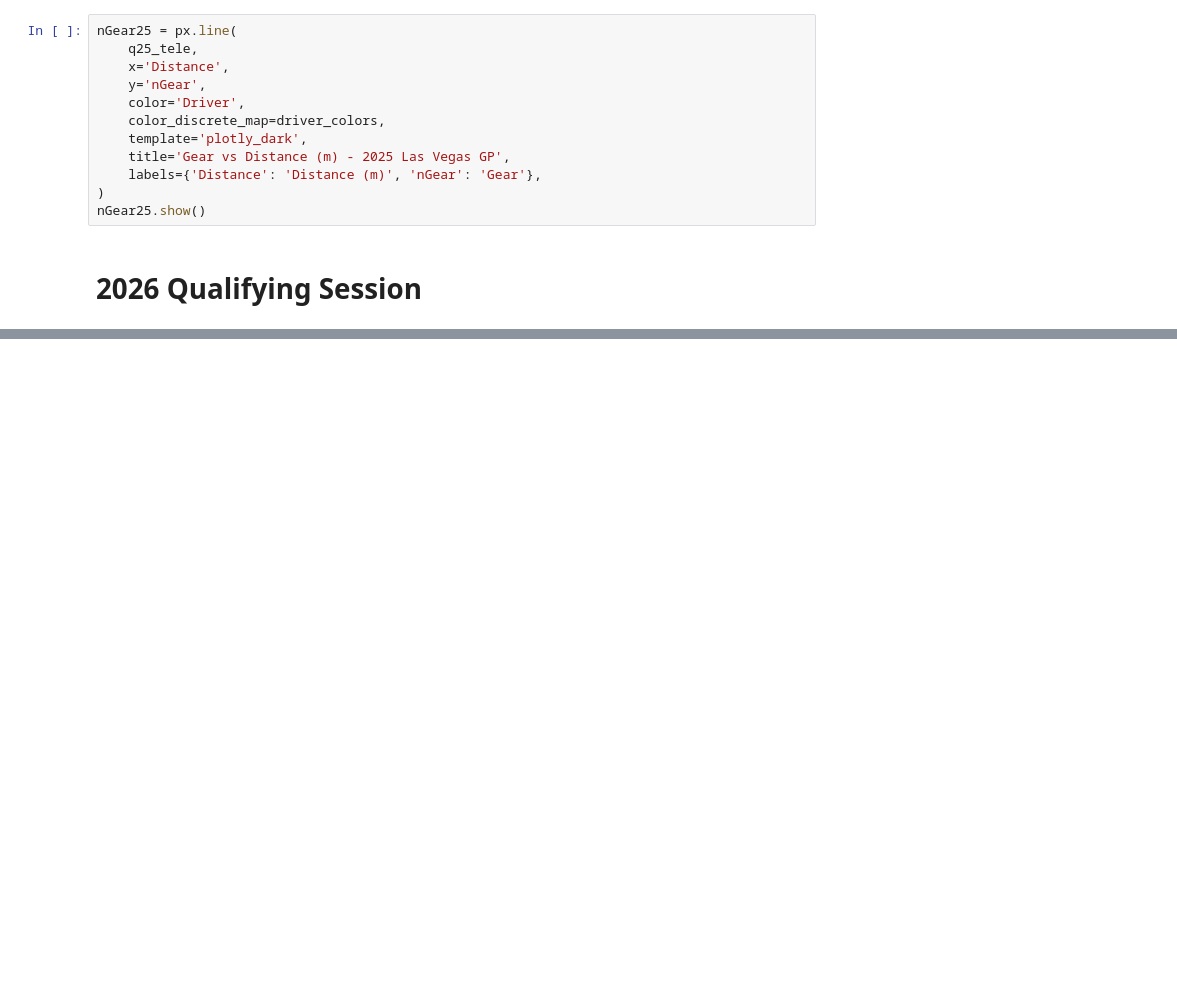
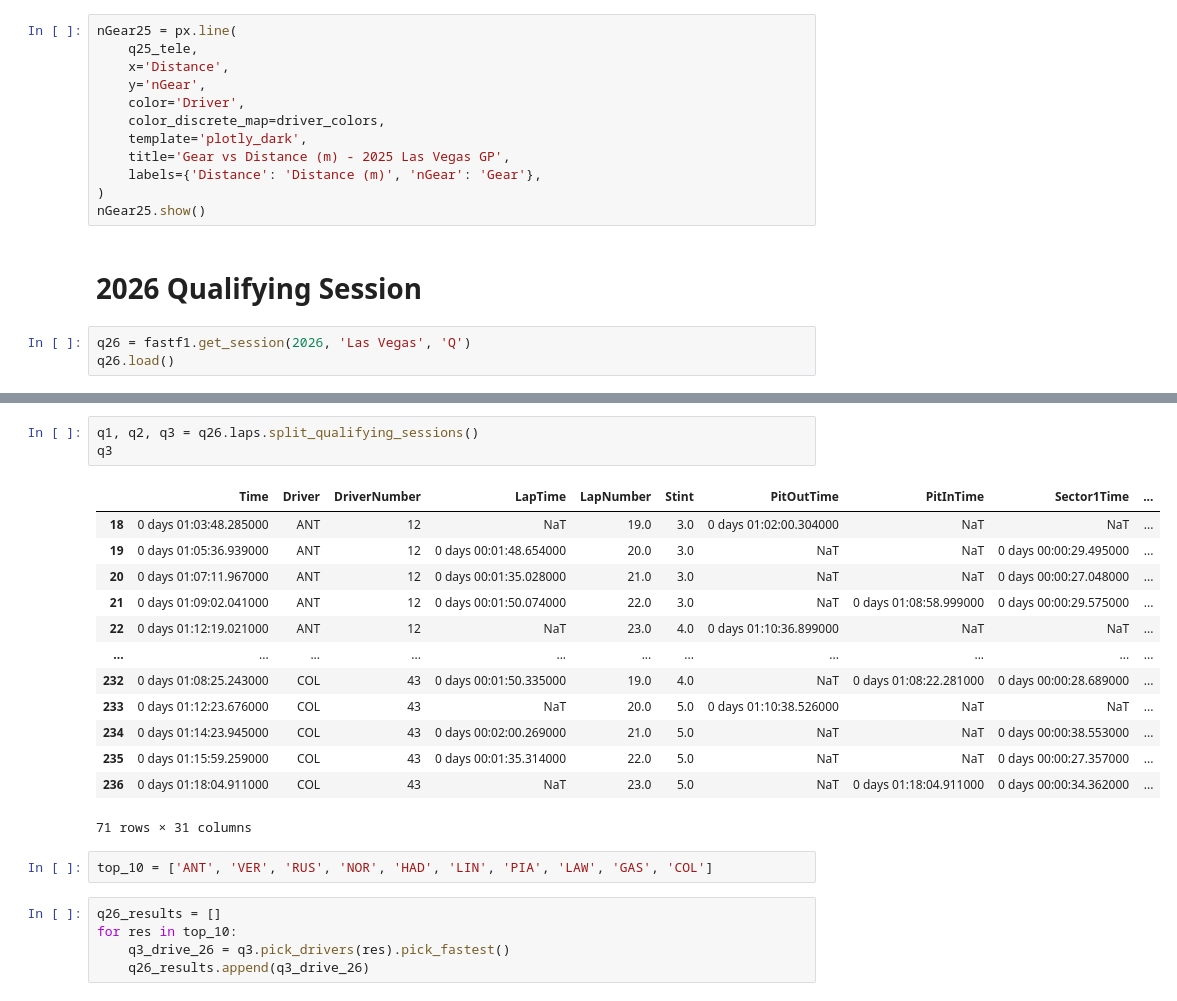
Before and after one commit to jsherm-cells/FASTF1_Analyses, a Jupyter notebook: LV_SC_COMP (in progress)/25_vs_26.ipynb, the cells around one changed output, grey strips where cells are left out. Drawn from its saved outputs; the diff is of its cells as text; blank space fills up the shorter version.

```diff
--- a/LV_SC_COMP (in progress)/25_vs_26.ipynb
+++ b/LV_SC_COMP (in progress)/25_vs_26.ipynb
@@ -250,3 +254,6 @@ nGear25 = px.line(
 nGear25.show()
 # %% [markdown]
 # 2026 Qualifying Session
+# %%
+q26 = fastf1.get_session(2026, 'Las Vegas', 'Q')
+q26.load()
@@ -252,0 +274,24 @@ nGear25.show()
+# %%
+q1, q2, q3 = q26.laps.split_qualifying_sessions()
+q3
+# %% [output]
+|  | Time | Driver | DriverNumber | LapTime | LapNumber | Stint | PitOutTime | PitInTime | Sector1Time | ... |
+| 18 | 0 days 01:03:48.285000 | ANT | 12 | NaT | 19.0 | 3.0 | 0 days 01:02:00.304000 | NaT | NaT | ... |
+| 19 | 0 days 01:05:36.939000 | ANT | 12 | 0 days 00:01:48.654000 | 20.0 | 3.0 | NaT | NaT | 0 days 00:00:29.495000 | ... |
+| 20 | 0 days 01:07:11.967000 | ANT | 12 | 0 days 00:01:35.028000 | 21.0 | 3.0 | NaT | NaT | 0 days 00:00:27.048000 | ... |
+| 21 | 0 days 01:09:02.041000 | ANT | 12 | 0 days 00:01:50.074000 | 22.0 | 3.0 | NaT | 0 days 01:08:58.999000 | 0 days 00:00:29.575000 | ... |
+| 22 | 0 days 01:12:19.021000 | ANT | 12 | NaT | 23.0 | 4.0 | 0 days 01:10:36.899000 | NaT | NaT | ... |
+| ... | ... | ... | ... | ... | ... | ... | ... | ... | ... | ... |
+| 232 | 0 days 01:08:25.243000 | COL | 43 | 0 days 00:01:50.335000 | 19.0 | 4.0 | NaT | 0 days 01:08:22.281000 | 0 days 00:00:28.689000 | ... |
+| 233 | 0 days 01:12:23.676000 | COL | 43 | NaT | 20.0 | 5.0 | 0 days 01:10:38.526000 | NaT | NaT | ... |
+| 234 | 0 days 01:14:23.945000 | COL | 43 | 0 days 00:02:00.269000 | 21.0 | 5.0 | NaT | NaT | 0 days 00:00:38.553000 | ... |
+| 235 | 0 days 01:15:59.259000 | COL | 43 | 0 days 00:01:35.314000 | 22.0 | 5.0 | NaT | NaT | 0 days 00:00:27.357000 | ... |
+| 236 | 0 days 01:18:04.911000 | COL | 43 | NaT | 23.0 | 5.0 | NaT | 0 days 01:18:04.911000 | 0 days 00:00:34.362000 | ... |
+71 rows × 31 columns
+# %%
+top_10 = ['ANT', 'VER', 'RUS', 'NOR', 'HAD', 'LIN', 'PIA', 'LAW', 'GAS', 'COL']
+# %%
+q26_results = []
+for res in top_10:
+    q3_drive_26 = q3.pick_drivers(res).pick_fastest()
+    q26_results.append(q3_drive_26)
```
Also changed, not shown: parts of 23 cells of this notebook, 1 other file.
